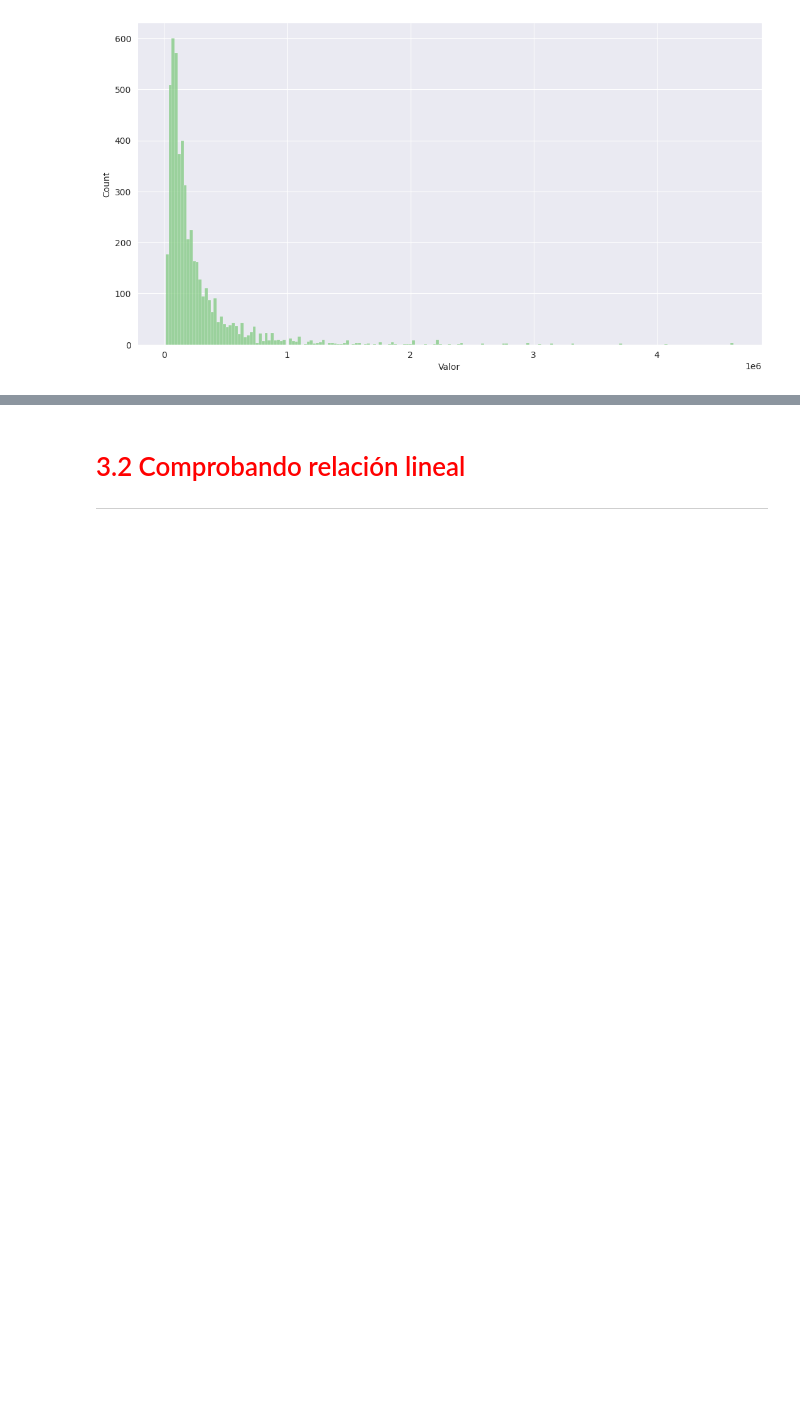
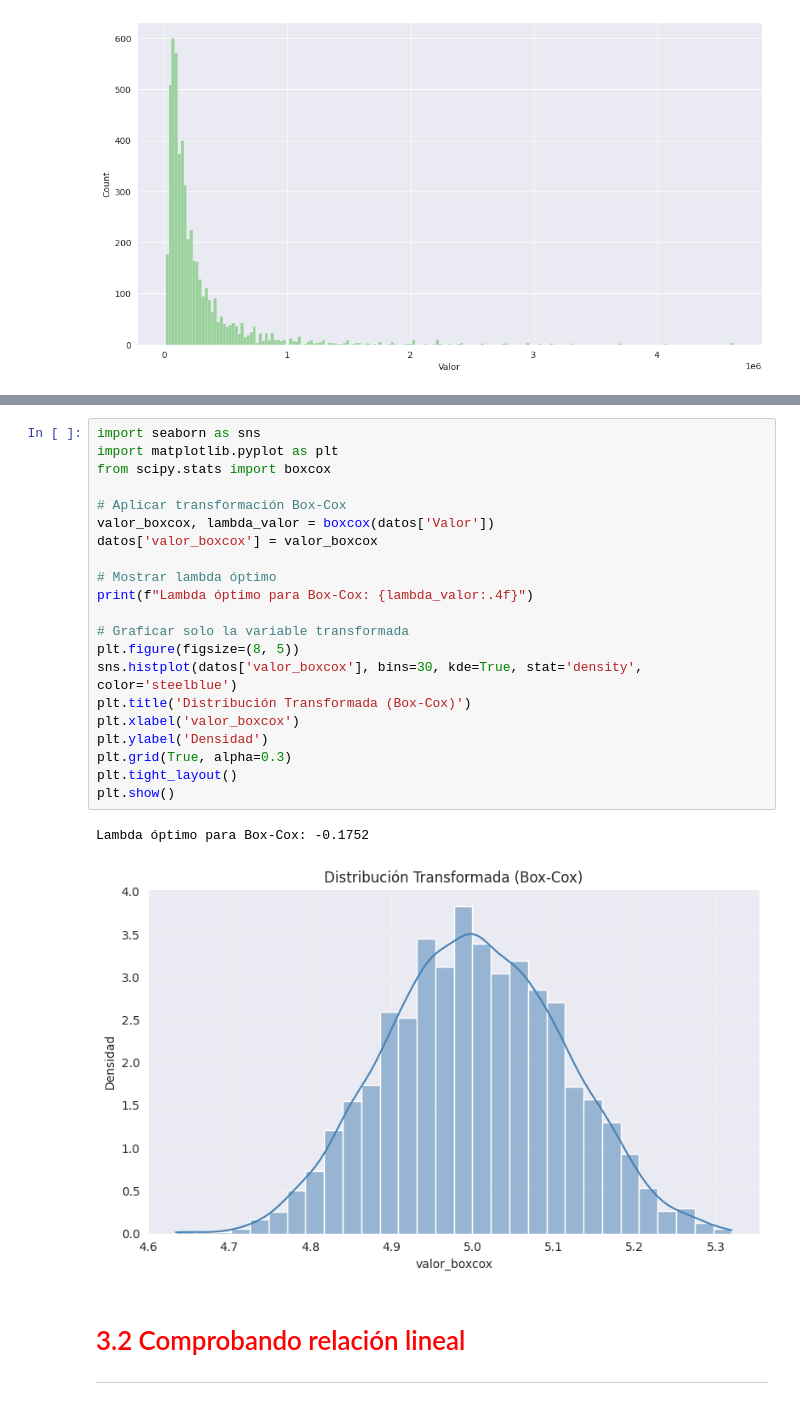
Before and after one commit to Maucho6340/1764-estadistica-con-python-probabilidad-y-muestreo, a Jupyter notebook: Regresión_Lineal_II.ipynb, the cells around one changed output, grey strips where cells are left out. Saved outputs shown, nothing was run; the diff lists cells and outputs as text; blank space fills up the shorter version.

```diff
--- a/Regresión_Lineal_II.ipynb
+++ b/Regresión_Lineal_II.ipynb
@@ -389,3 +375,27 @@ Asimetría log_Dist_Farmacia: -0.24295170221252463
+# %%
+import seaborn as sns
+import matplotlib.pyplot as plt
+from scipy.stats import boxcox
+
+# Aplicar transformación Box-Cox
+valor_boxcox, lambda_valor = boxcox(datos['Valor'])
+datos['valor_boxcox'] = valor_boxcox
+
+# Mostrar lambda óptimo
+print(f"Lambda óptimo para Box-Cox: {lambda_valor:.4f}")
+
+# Graficar solo la variable transformada
+plt.figure(figsize=(8, 5))
+sns.histplot(datos['valor_boxcox'], bins=30, kde=True, stat='density', color='steelblue')
+plt.title('Distribución Transformada (Box-Cox)')
+plt.xlabel('valor_boxcox')
+plt.ylabel('Densidad')
+plt.grid(True, alpha=0.3)
+plt.tight_layout()
+plt.show()
+# %% [output]
+Lambda óptimo para Box-Cox: -0.1752
+[figure, added]
 # %% [markdown]
 # <font color='red' style='font-size: 30px;'>3.2 Comprobando relación lineal</font>
 <hr style='border: 2px solid red;'>
```
Also changed, not shown: parts of 9 cells of this notebook.
